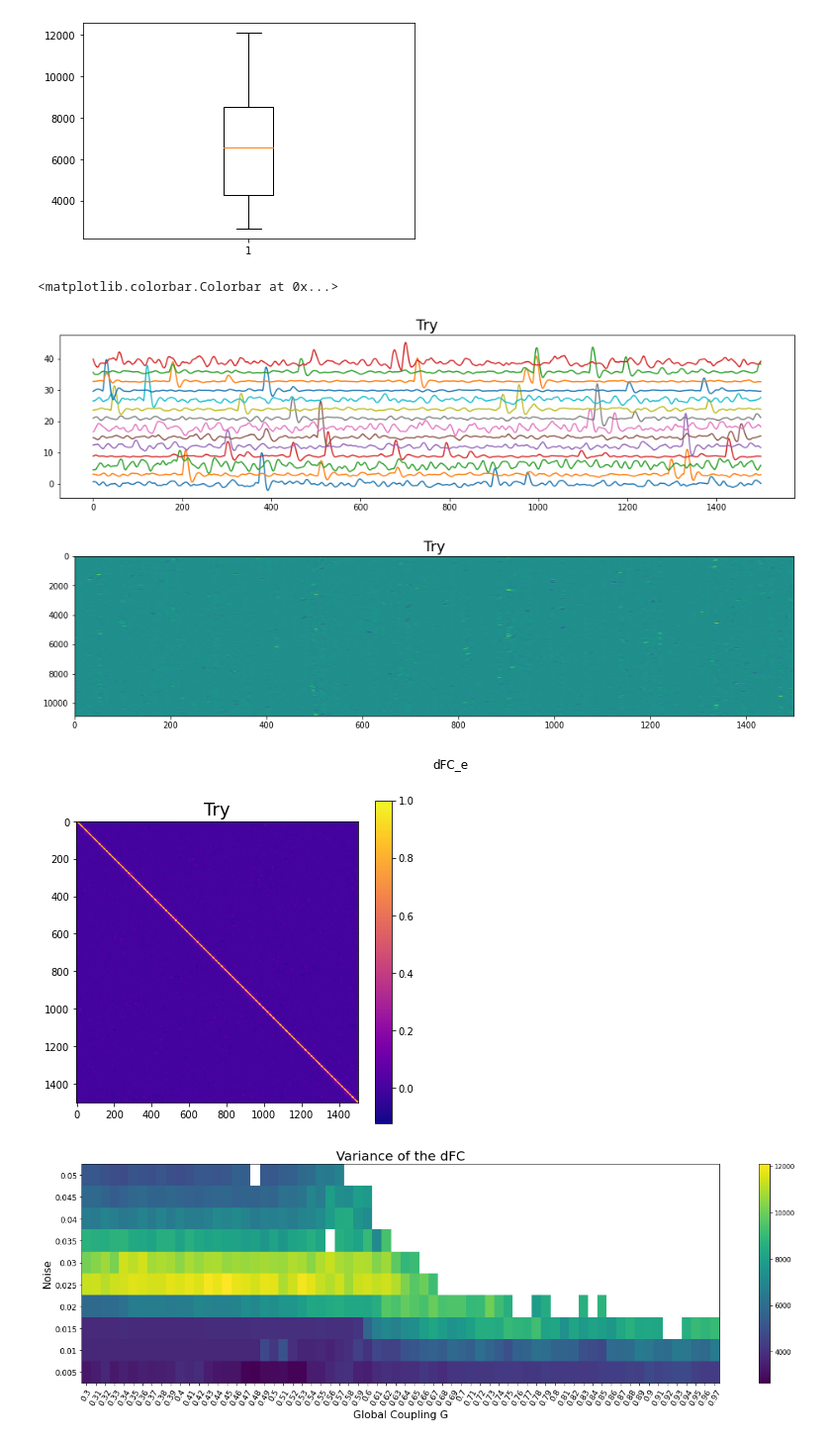
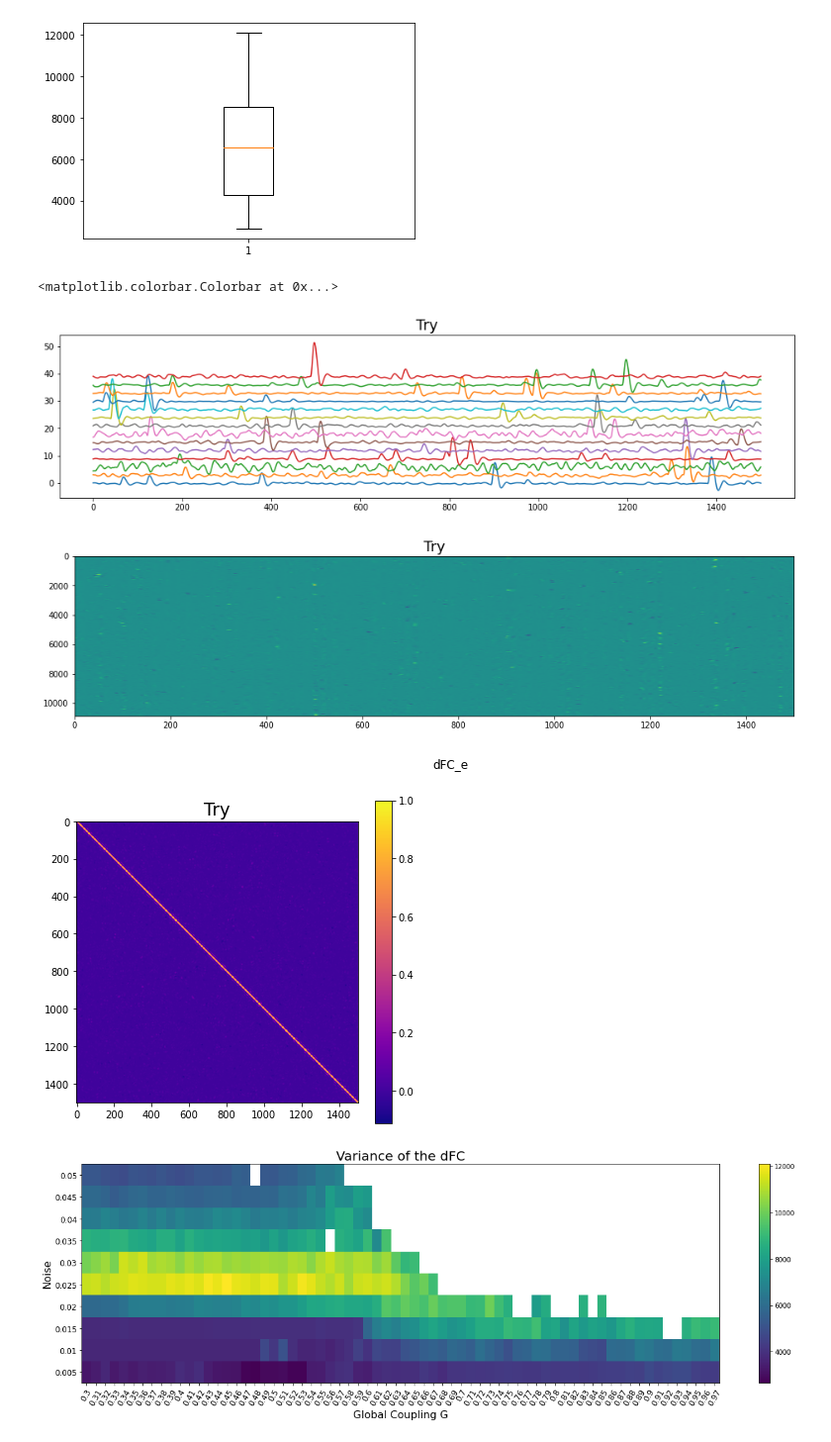
Before and after one commit to etienneguevel/etienne, a Jupyter notebook: notebooks/Gradient.ipynb, the cells around one changed output. Shown: that part at 99% size. Drawn from its saved outputs; the diff is of its cells as text; code cells hidden in the pictures.

```diff
--- a/notebooks/Gradient.ipynb
+++ b/notebooks/Gradient.ipynb
@@ -72,27 +76,30 @@ print(coup[M>q])
  [0.53  0.025]]
 [figure]
 # %%
-Btry=B[13,4,:,:]
+Btry=B[23,4,:,:]
 plt.figure(figsize=(16,8))
 plt.subplot(211)
 plt.title('Try',fontsize=18)
 for i in range(14):
     plt.plot(stats.zscore(Btry[:,i])+3*i)
 
 plt.figure(figsize=(16,8))
 plt.subplot(211)
 plt.title('Try',fontsize=18)
 plt.imshow(go_edge(Btry).T,vmin=-5.,vmax=5.,aspect='auto')
 
 plt.figure(figsize=(14,6))
 plt.suptitle('dFC_e')
 plt.subplot(121)
 plt.title('Try',fontsize=18)
 plt.imshow(np.corrcoef(go_edge(Btry)),cmap='plasma')
 plt.colorbar()
+
+#The results of the simulations with highest measures are not showing that much co activations pattern,
+#it might be necessary to add other criterias (it combined well with Simpson)
 # %% [output]
 <matplotlib.colorbar.Colorbar at 0x...>
-[figure, old version]
+[figure, new version]
 [figure]
 [figure]
 # %%
```
Also changed, not shown: parts of 1 cell of this notebook.
